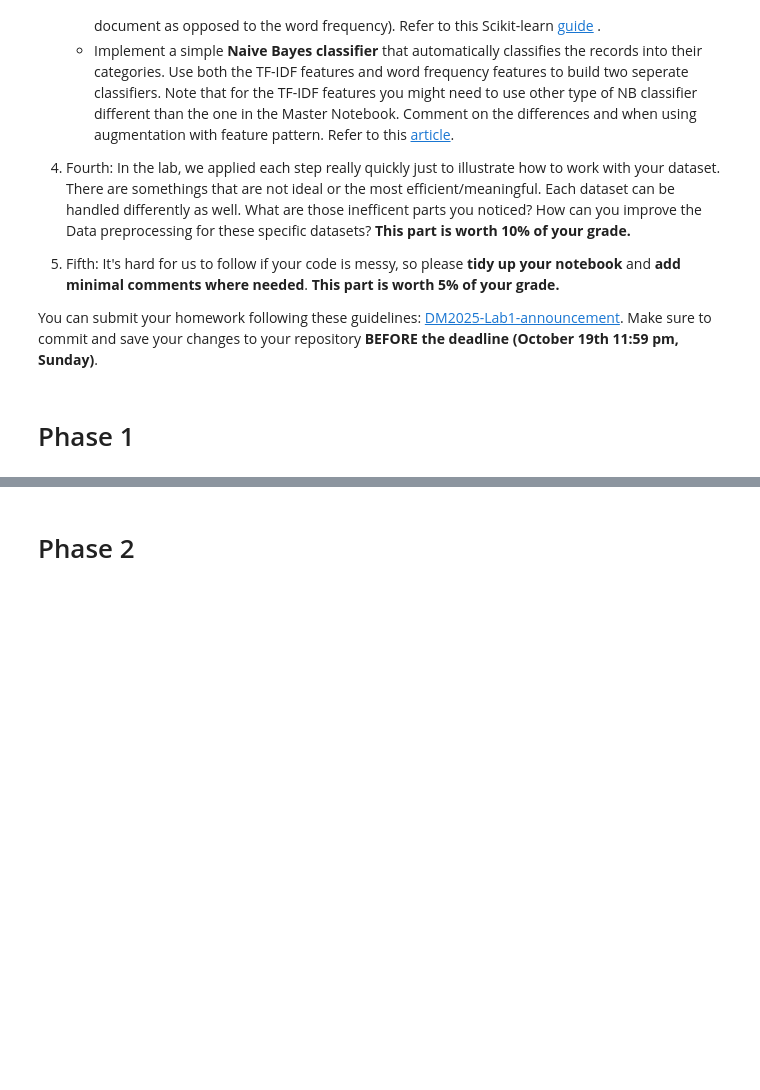
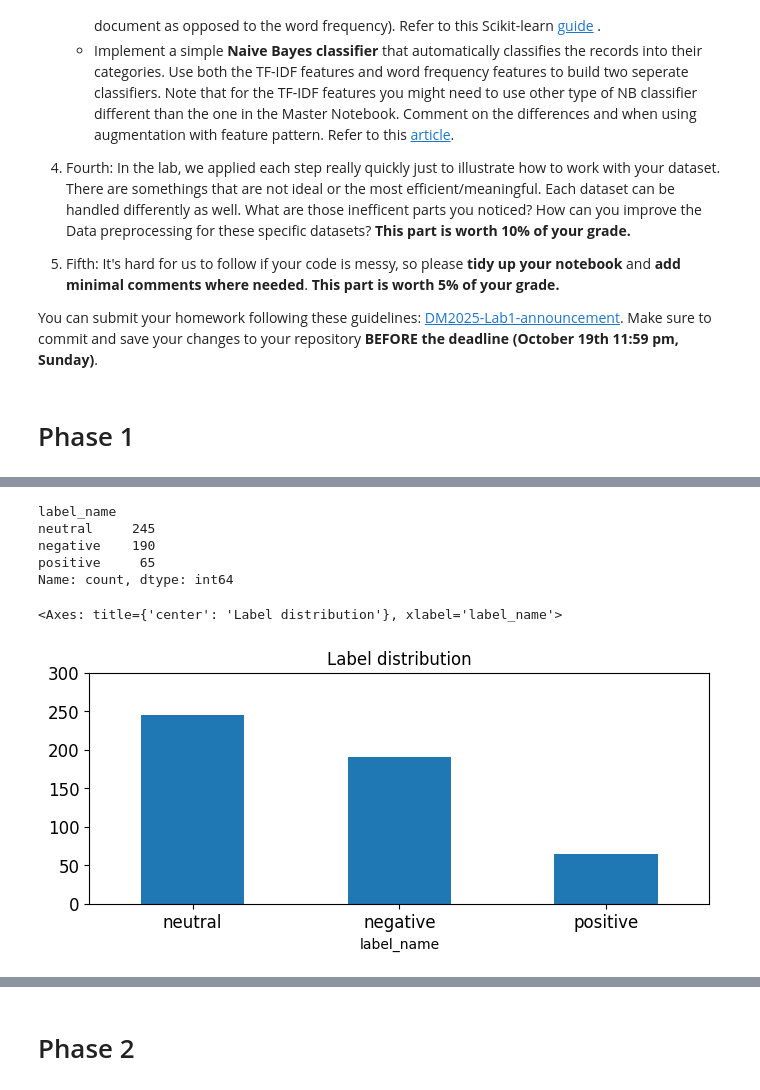
Before and after one commit to Kuo-Jou-Hsiang/DM2025-Lab1-Exercise, a Jupyter notebook: DM2025-Lab1-Homework.ipynb, the cells around one changed output, grey strips where cells are left out. Drawn from its saved outputs; the diff is of its cells as text; code cells hidden in the pictures; blank space fills up the shorter version.

```diff
--- a/DM2025-Lab1-Homework.ipynb
+++ b/DM2025-Lab1-Homework.ipynb
@@ -79,0 +457,2 @@ import umap
+# %%
+train_df_sample = train_df.sample(n=500)
@@ -79,0 +524,16 @@ import umap
+# %%
+print(train_df_sample.label_name.value_counts())
+
+# plot barchart for X_sample
+train_df_sample.label_name.value_counts().plot(kind = 'bar',
+                                           title = 'Label distribution',
+                                           ylim = [0, 300],
+                                           rot = 0, fontsize = 12, figsize = (8,3))
+# %% [output]
+label_name
+neutral     245
+negative    190
+positive     65
+Name: count, dtype: int64
+<Axes: title={'center': 'Label distribution'}, xlabel='label_name'>
+[figure, added]
```
Also changed, not shown: parts of 110 cells of this notebook, 10 other files.
